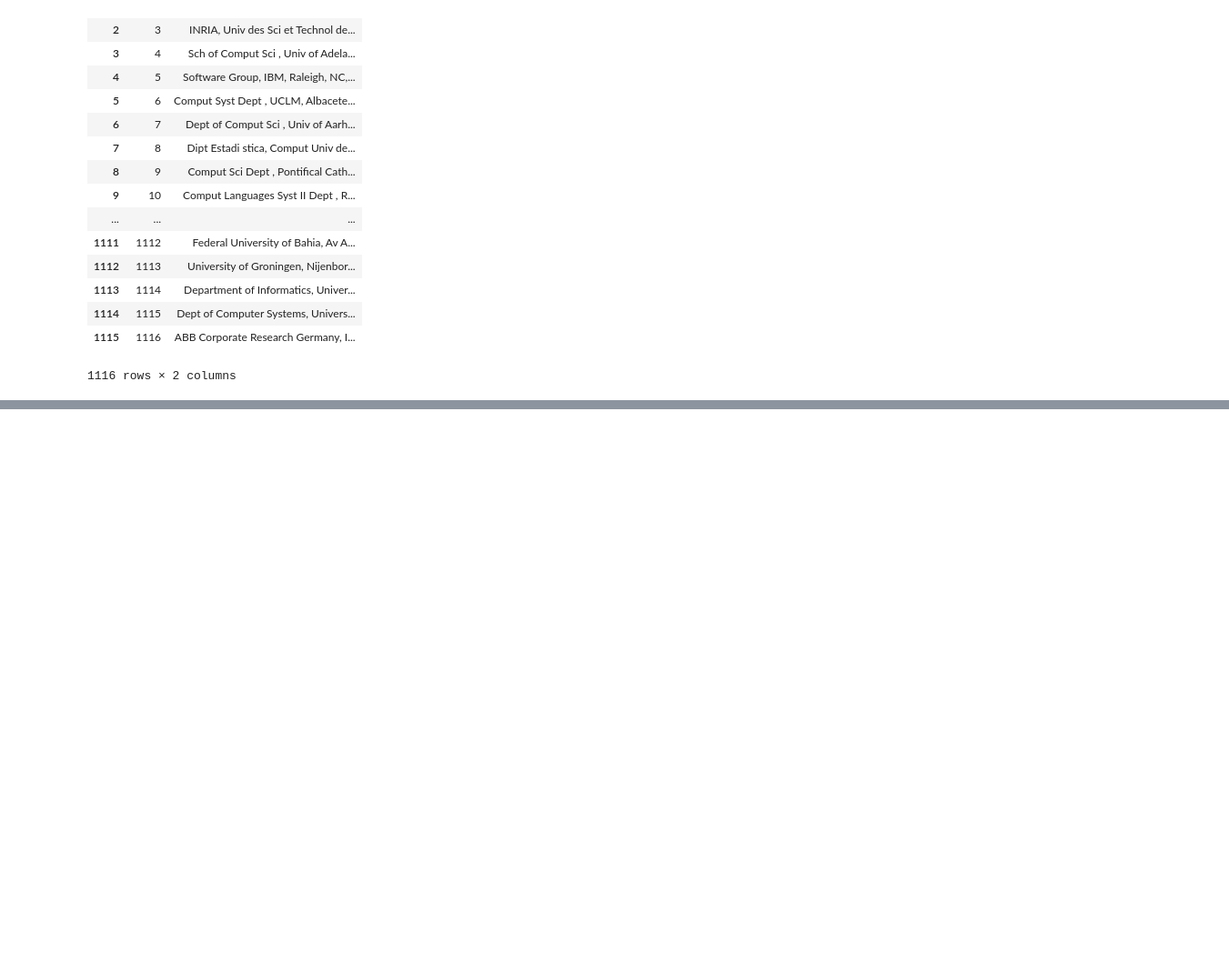
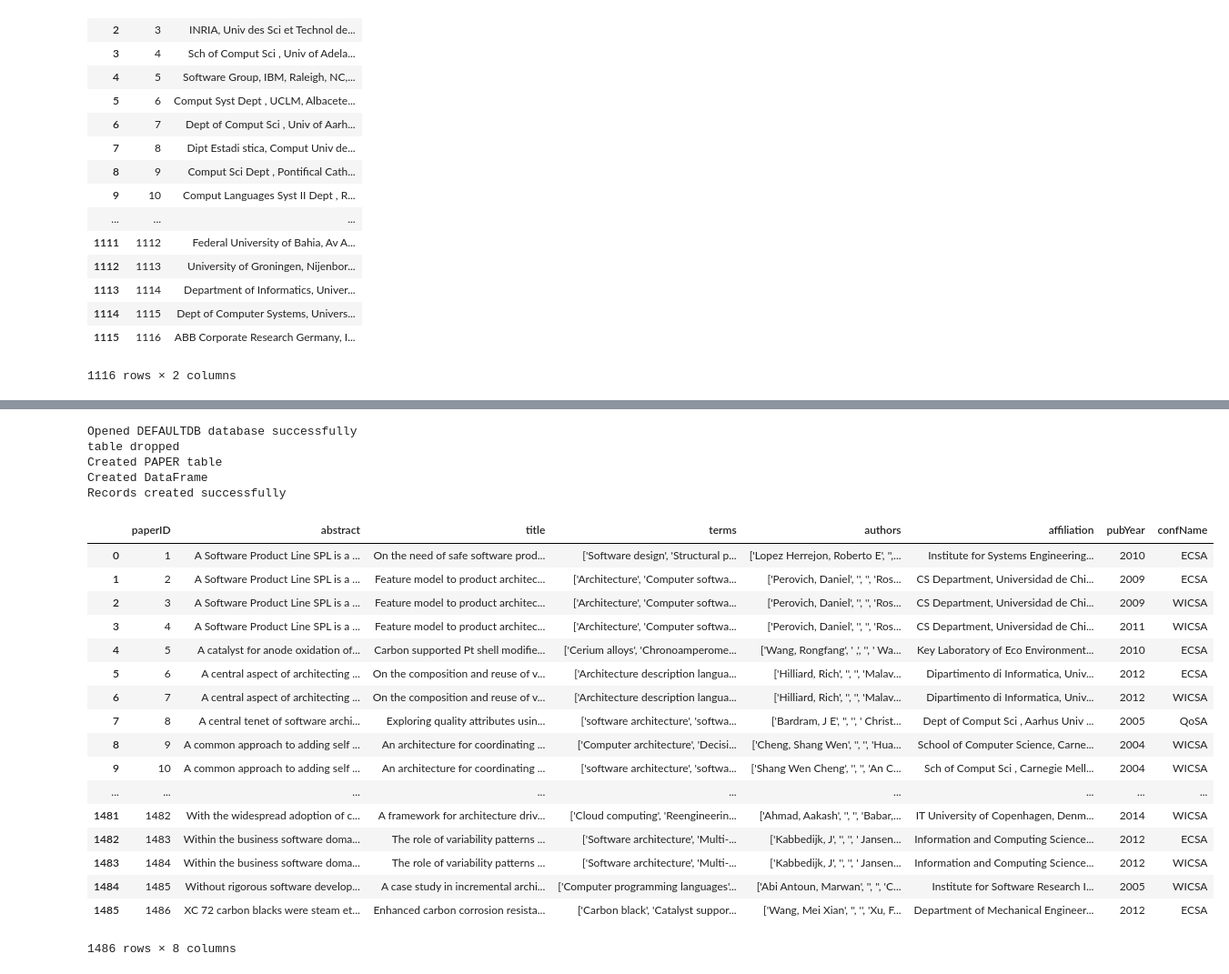
Before and after one commit to noveroa/DataBases, a Jupyter notebook: sqlStart/newSqlNotebook.ipynb, the cells around one changed output, grey strips where cells are left out. Shown: that part at 91% size. Saved outputs shown, nothing was run; the diff lists cells and outputs as text; code cells hidden in the pictures; blank space fills up the shorter version.

Commit message:
tried paperkey, made paper table but thiking way made may be incorrect

```diff
--- a/sqlStart/newSqlNotebook.ipynb
+++ b/sqlStart/newSqlNotebook.ipynb
@@ -183,0 +187,29 @@ affilDF
+# %%
+paperDF= cmd.createPAPERTable(df)
+# %% [output]
+Opened DEFAULTDB database successfully
+table dropped
+Created PAPER table
+Created DataFrame
+Records created successfully
+# %%
+paperDF
+# %% [output]
+|  | paperID | abstract | title | terms | authors | affiliation | pubYear | confName |
+| 0 | 1 | A Software Product Line SPL is a ... | On the need of safe software prod... | ['Software design', 'Structural p... | ['Lopez Herrejon, Roberto E', '',... | Institute for Systems Engineering... | 2010 | ECSA |
+| 1 | 2 | A Software Product Line SPL is a ... | Feature model to product architec... | ['Architecture', 'Computer softwa... | ['Perovich, Daniel', '', '', 'Ros... | CS Department, Universidad de Chi... | 2009 | ECSA |
+| 2 | 3 | A Software Product Line SPL is a ... | Feature model to product architec... | ['Architecture', 'Computer softwa... | ['Perovich, Daniel', '', '', 'Ros... | CS Department, Universidad de Chi... | 2009 | WICSA |
+| 3 | 4 | A Software Product Line SPL is a ... | Feature model to product architec... | ['Architecture', 'Computer softwa... | ['Perovich, Daniel', '', '', 'Ros... | CS Department, Universidad de Chi... | 2011 | WICSA |
+| 4 | 5 | A catalyst for anode oxidation of... | Carbon supported Pt shell modifie... | ['Cerium alloys', 'Chronoamperome... | ['Wang, Rongfang', ' ,', '', ' Wa... | Key Laboratory of Eco Environment... | 2010 | ECSA |
+| 5 | 6 | A central aspect of architecting ... | On the composition and reuse of v... | ['Architecture description langua... | ['Hilliard, Rich', '', '', 'Malav... | Dipartimento di Informatica, Univ... | 2012 | ECSA |
+| 6 | 7 | A central aspect of architecting ... | On the composition and reuse of v... | ['Architecture description langua... | ['Hilliard, Rich', '', '', 'Malav... | Dipartimento di Informatica, Univ... | 2012 | WICSA |
+| 7 | 8 | A central tenet of software archi... | Exploring quality attributes usin... | ['software architecture', 'softwa... | ['Bardram, J E', '', '', ' Christ... | Dept of Comput Sci , Aarhus Univ ... | 2005 | QoSA |
+| 8 | 9 | A common approach to adding self ... | An architecture for coordinating ... | ['Computer architecture', 'Decisi... | ['Cheng, Shang Wen', '', '', 'Hua... | School of Computer Science, Carne... | 2004 | WICSA |
+| 9 | 10 | A common approach to adding self ... | An architecture for coordinating ... | ['software architecture', 'softwa... | ['Shang Wen Cheng', '', '', 'An C... | Sch of Comput Sci , Carnegie Mell... | 2004 | WICSA |
+| ... | ... | ... | ... | ... | ... | ... | ... | ... |
+| 1481 | 1482 | With the widespread adoption of c... | A framework for architecture driv... | ['Cloud computing', 'Reengineerin... | ['Ahmad, Aakash', '', '', 'Babar,... | IT University of Copenhagen, Denm... | 2014 | WICSA |
+| 1482 | 1483 | Within the business software doma... | The role of variability patterns ... | ['Software architecture', 'Multi-... | ['Kabbedijk, J', '', '', ' Jansen... | Information and Computing Science... | 2012 | ECSA |
+| 1483 | 1484 | Within the business software doma... | The role of variability patterns ... | ['Software architecture', 'Multi-... | ['Kabbedijk, J', '', '', ' Jansen... | Information and Computing Science... | 2012 | WICSA |
+| 1484 | 1485 | Without rigorous software develop... | A case study in incremental archi... | ['Computer programming languages'... | ['Abi Antoun, Marwan', '', '', 'C... | Institute for Software Research I... | 2005 | WICSA |
+| 1485 | 1486 | XC 72 carbon blacks were steam et... | Enhanced carbon corrosion resista... | ['Carbon black', 'Catalyst suppor... | ['Wang, Mei Xian', '', '', 'Xu, F... | Department of Mechanical Engineer... | 2012 | ECSA |
+1486 rows × 8 columns
```
Also changed, not shown: parts of 4 cells of this notebook, 2 other files.
